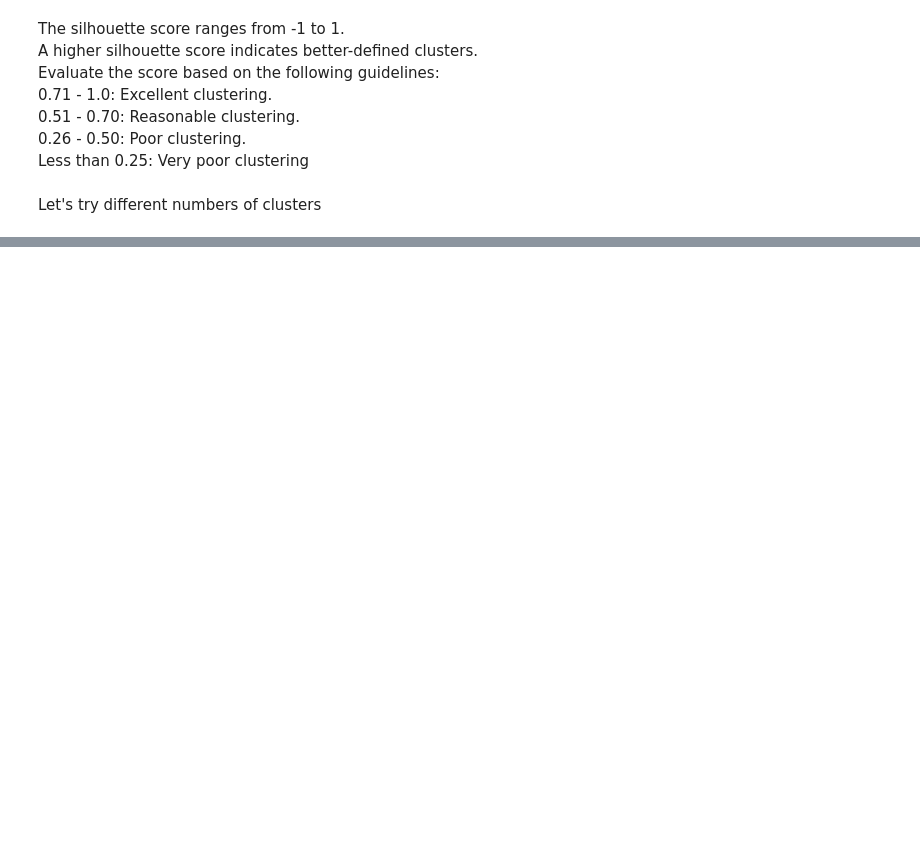
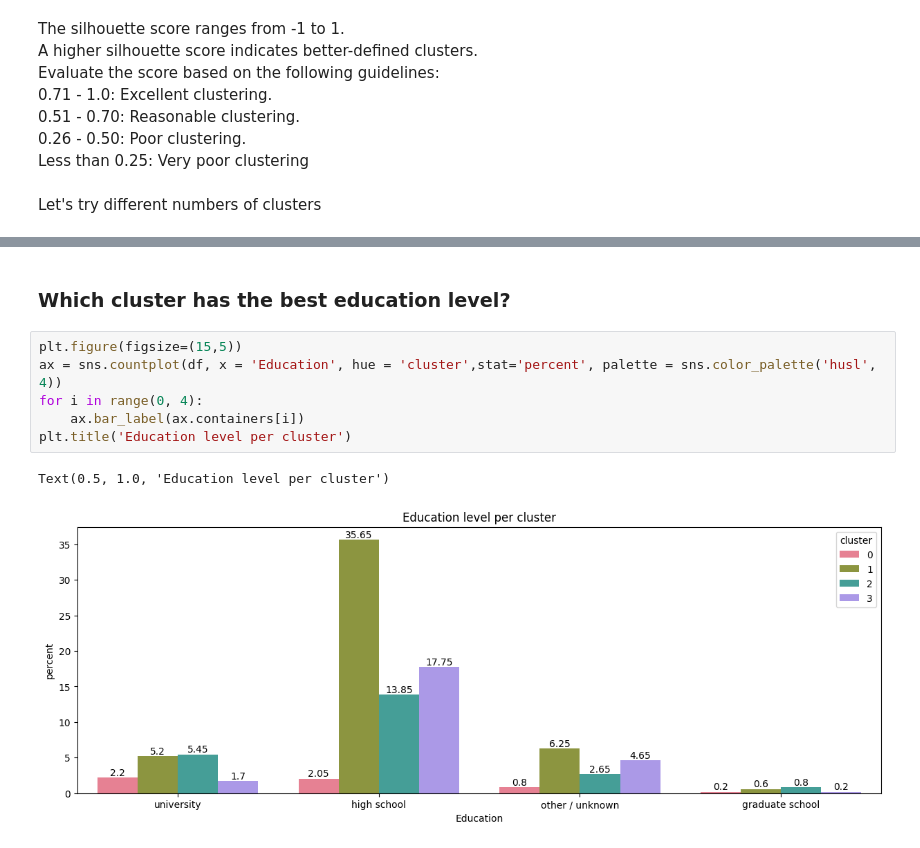
Before and after one commit to andearaujo92/Data-science, a Jupyter notebook: customer-clusterizatio-eda-k-means.ipynb, the cells around one changed output, grey strips where cells are left out. Cells and saved outputs as stored; diff of their text form; blank space fills up the shorter version.

```diff
--- a/customer-clusterizatio-eda-k-means.ipynb
+++ b/customer-clusterizatio-eda-k-means.ipynb
@@ -228,0 +281,11 @@ With this plot, it is possible to see that our clustering has improved. This pro
+# %% [markdown]
+### Which cluster has the best education level?
+# %%
+plt.figure(figsize=(15,5))
+ax = sns.countplot(df, x = 'Education', hue = 'cluster',stat='percent', palette = sns.color_palette('husl', 4))
+for i in range(0, 4):
+    ax.bar_label(ax.containers[i])
+plt.title('Education level per cluster')
+# %% [output]
+Text(0.5, 1.0, 'Education level per cluster')
+[figure, added]
```
Also changed, not shown: parts of 47 cells of this notebook.
